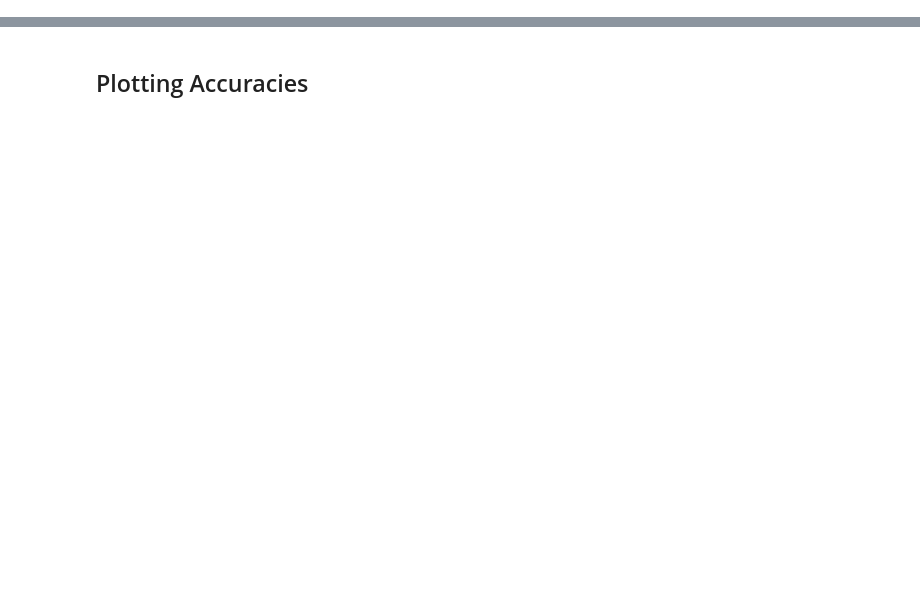
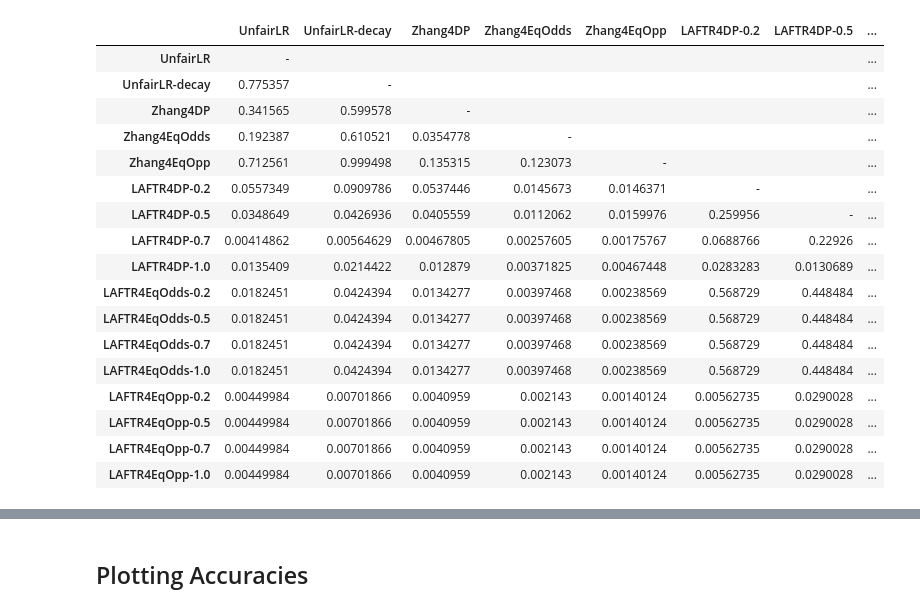
Before and after one commit to limafernando/falsb, a Jupyter notebook: benchmark/adult_race-results.ipynb, the cells around one changed output, grey strips where cells are left out. Cells and saved outputs as stored; diff of their text form; code cells hidden in the pictures; blank space fills up the shorter version.

```diff
--- a/benchmark/adult_race-results.ipynb
+++ b/benchmark/adult_race-results.ipynb
@@ -40,0 +408,28 @@ laftr
+# %%
+res_deqodds = base_df.copy()
+for i in range(0, l-1):
+    for j in range(i+1, l):
+        stat = stats.ttest_rel(models[i]['deqodds'], models[j]['deqodds'])
+        res_deqodds.iloc[i, j] = stat[1]
+# %%
+res_deqodds.values[[np.arange(res_deqodds.shape[0])]*2] = '-'
+res_deqodds.T.fillna('')
+# %% [output]
+|  | UnfairLR | UnfairLR-decay | Zhang4DP | Zhang4EqOdds | Zhang4EqOpp | LAFTR4DP-0.2 | LAFTR4DP-0.5 | ... |
+| UnfairLR | - |  |  |  |  |  |  | ... |
+| UnfairLR-decay | 0.775357 | - |  |  |  |  |  | ... |
+| Zhang4DP | 0.341565 | 0.599578 | - |  |  |  |  | ... |
+| Zhang4EqOdds | 0.192387 | 0.610521 | 0.0354778 | - |  |  |  | ... |
+| Zhang4EqOpp | 0.712561 | 0.999498 | 0.135315 | 0.123073 | - |  |  | ... |
+| LAFTR4DP-0.2 | 0.0557349 | 0.0909786 | 0.0537446 | 0.0145673 | 0.0146371 | - |  | ... |
+| LAFTR4DP-0.5 | 0.0348649 | 0.0426936 | 0.0405559 | 0.0112062 | 0.0159976 | 0.259956 | - | ... |
+| LAFTR4DP-0.7 | 0.00414862 | 0.00564629 | 0.00467805 | 0.00257605 | 0.00175767 | 0.0688766 | 0.22926 | ... |
+| LAFTR4DP-1.0 | 0.0135409 | 0.0214422 | 0.012879 | 0.00371825 | 0.00467448 | 0.0283283 | 0.0130689 | ... |
+| LAFTR4EqOdds-0.2 | 0.0182451 | 0.0424394 | 0.0134277 | 0.00397468 | 0.00238569 | 0.568729 | 0.448484 | ... |
+| LAFTR4EqOdds-0.5 | 0.0182451 | 0.0424394 | 0.0134277 | 0.00397468 | 0.00238569 | 0.568729 | 0.448484 | ... |
+| LAFTR4EqOdds-0.7 | 0.0182451 | 0.0424394 | 0.0134277 | 0.00397468 | 0.00238569 | 0.568729 | 0.448484 | ... |
+| LAFTR4EqOdds-1.0 | 0.0182451 | 0.0424394 | 0.0134277 | 0.00397468 | 0.00238569 | 0.568729 | 0.448484 | ... |
+| LAFTR4EqOpp-0.2 | 0.00449984 | 0.00701866 | 0.0040959 | 0.002143 | 0.00140124 | 0.00562735 | 0.0290028 | ... |
+| LAFTR4EqOpp-0.5 | 0.00449984 | 0.00701866 | 0.0040959 | 0.002143 | 0.00140124 | 0.00562735 | 0.0290028 | ... |
+| LAFTR4EqOpp-0.7 | 0.00449984 | 0.00701866 | 0.0040959 | 0.002143 | 0.00140124 | 0.00562735 | 0.0290028 | ... |
+| LAFTR4EqOpp-1.0 | 0.00449984 | 0.00701866 | 0.0040959 | 0.002143 | 0.00140124 | 0.00562735 | 0.0290028 | ... |
```
Also changed, not shown: parts of 54 cells of this notebook, 1 other file.
